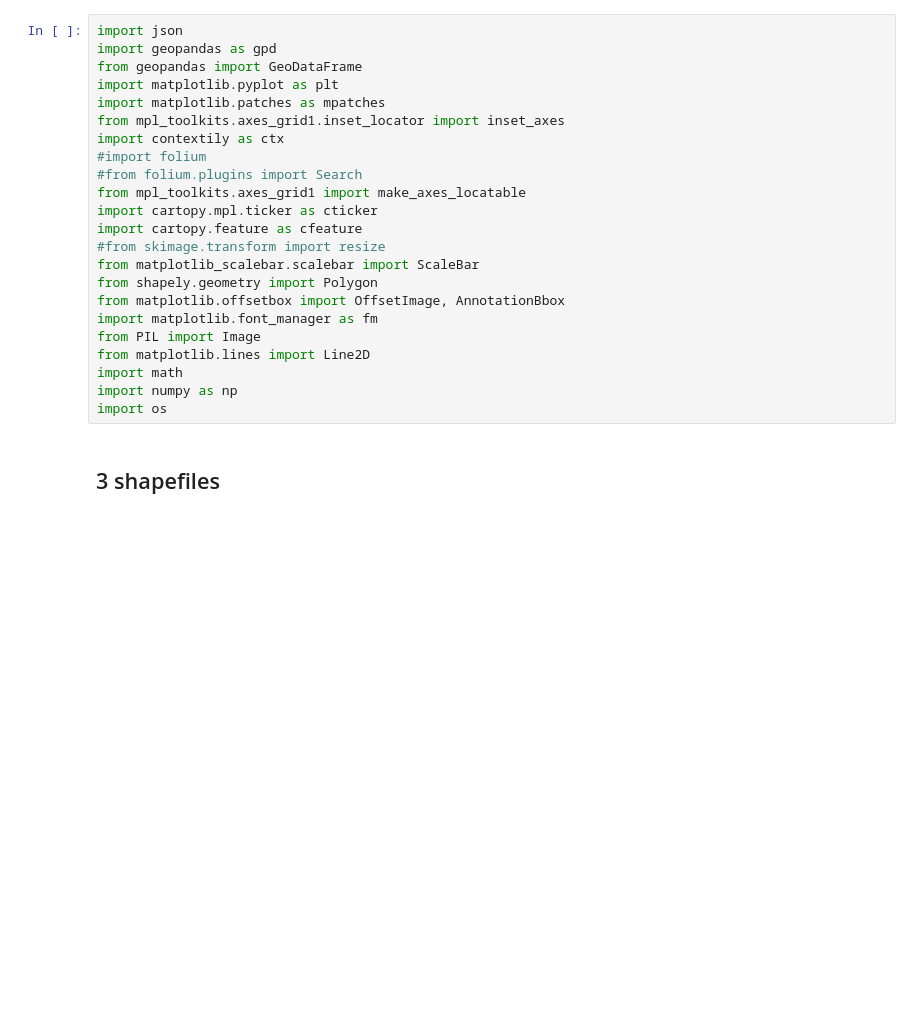
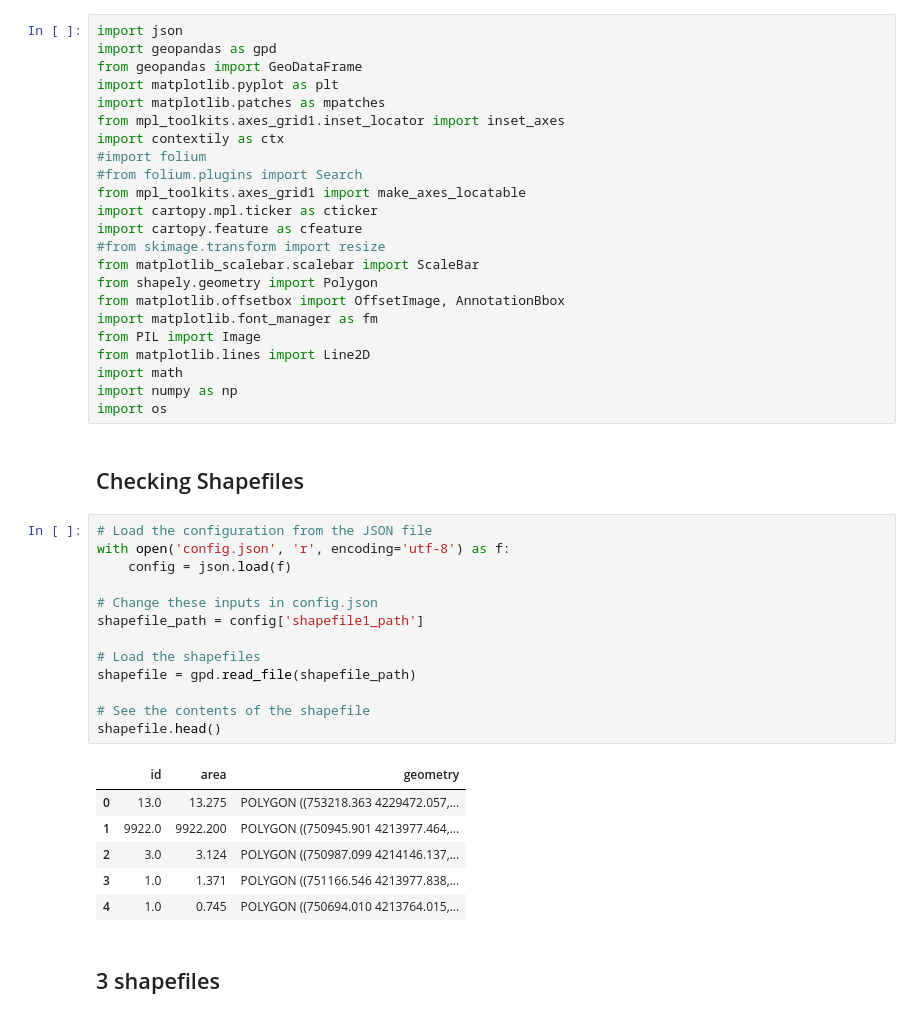
Before and after one commit to noa-beyond/burn-scar-mapping, a Jupyter notebook: notebooks/cartography/cartography_testing.ipynb, the cells around one changed output. Cells and saved outputs as stored; diff of their text form; blank space fills up the shorter version.

Commit message:
updating json

```diff
--- a/notebooks/cartography/cartography_testing.ipynb
+++ b/notebooks/cartography/cartography_testing.ipynb
@@ -21,6 +21,28 @@ from matplotlib.lines import Line2D
 import math
 import numpy as np
 import os
+# %% [markdown]
+## Checking Shapefiles
+# %%
+# Load the configuration from the JSON file
+with open('config.json', 'r', encoding='utf-8') as f:
+    config = json.load(f)
+
+# Change these inputs in config.json
+shapefile_path = config['shapefile1_path']
+
+# Load the shapefiles
+shapefile = gpd.read_file(shapefile_path)
+
+# See the contents of the shapefile
+shapefile.head()
+# %% [output]
+|  | id | area | geometry |
+| 0 | 13.0 | 13.275 | POLYGON ((753218.363 4229472.057,... |
+| 1 | 9922.0 | 9922.200 | POLYGON ((750945.901 4213977.464,... |
+| 2 | 3.0 | 3.124 | POLYGON ((750987.099 4214146.137,... |
+| 3 | 1.0 | 1.371 | POLYGON ((751166.546 4213977.838,... |
+| 4 | 1.0 | 0.745 | POLYGON ((750694.010 4213764.015,... |
 # %% [markdown]
 ## 3 shapefiles
 # %%
```
Also changed, not shown: parts of 1 cell of this notebook, 1 other file.
